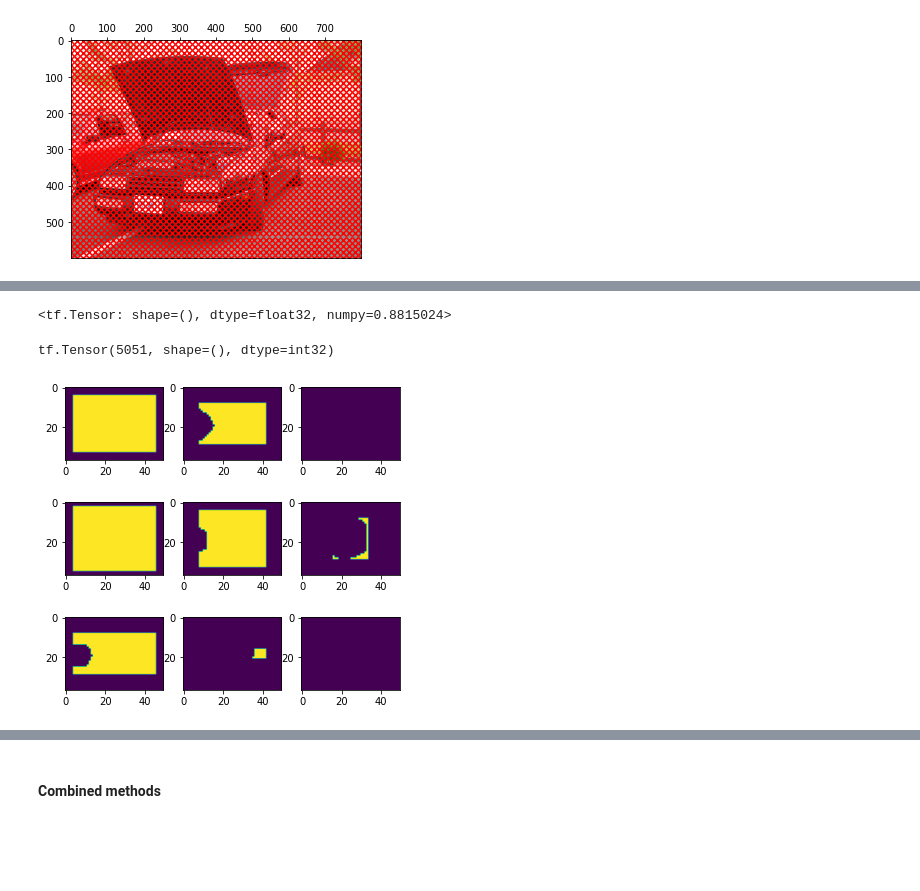
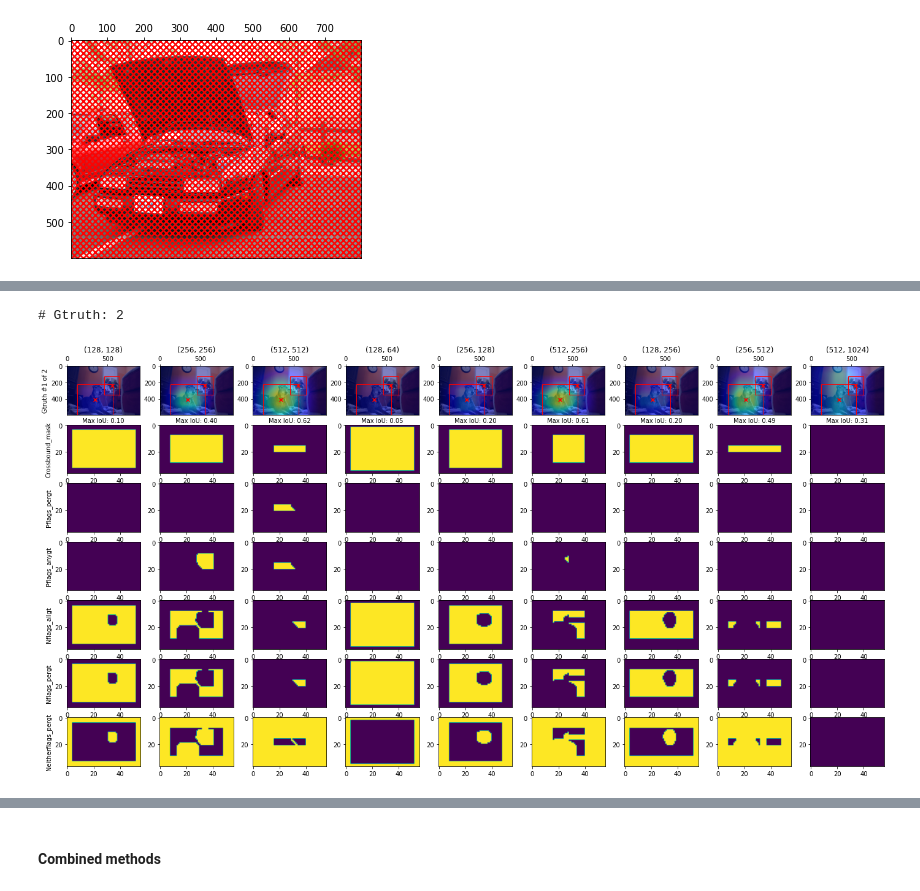
Before and after one commit to stanfidb/models, a Jupyter notebook: FasterRCNN.ipynb, the cells around one changed output, grey strips where cells are left out. Saved outputs shown, nothing was run; the diff lists cells and outputs as text; code cells hidden in the pictures; blank space fills up the shorter version.

Commit message:
Created anchor debugging func. Found bug.

```diff
--- a/FasterRCNN.ipynb
+++ b/FasterRCNN.ipynb
@@ -672,12 +645,42 @@ for i,ax in enumerate(axs):
-# %%
-tf.reduce_max(IoUs)
-# %% [output]
-<tf.Tensor: shape=(), dtype=float32, numpy=0.8815024>
-# %%
-fig, axs = plt.subplots(3,3,figsize=(6,6)); axs = axs.flatten()
-print(tf.reduce_sum(tf.cast(nflags_all[:, :, :], tf.int32)))
-for i,ax in enumerate(axs):
-    ax.imshow(nflags_all[:, :, i])
-# %% [output]
-tf.Tensor(5051, shape=(), dtype=int32)
-[figure, removed]
+# %%
+def anchor_flag_debugging(sample, gtruth_n):
+    image = sample['image']
+    bboxes = sample['bboxes']
+    labels = sample['labels']
+
+    gtruth_cnt = bboxes.shape[0]
+    print(f"# Gtruth: {gtruth_cnt}")
+
+    features = pretrained(image[tf.newaxis, ...])
+
+    img_H, img_W, _ = image.shape
+    _, feat_H, feat_W, _ = features.shape
+    rcnn_anchors, anchor_W_H = create_rcnn_anchors(img_H, img_W, feat_H, feat_W,
+                                                   scales=[128., 256., 512.], aspects=[1., .5, 2.])
+
+    voc_anchors = rcnn_to_voc_bbox(rcnn_anchors)
+    mask = generate_crossbound_mask(voc_anchors)
+
+    voc_gtruth = rcnn_to_voc_bbox(bboxes)
+    (IoUs,
+     pflags_per,
+     pflags_any,
+     nflags_all,
+     nflags_per,
+     neitherflags_per) = generate_voc_anchor_labels(voc_anchors, voc_gtruth, crossbound_mask=mask)
+
+    fig, axs = plt.subplots(7,9,figsize=(24,12)); axs = axs.flatten()
+    axs[0].set_ylabel(f"Gtruth #{gtruth_n+1} of {gtruth_cnt}")
+    for i in range(9):
+        plot_rcnn_bboxes(image, bboxes, None, ax=axs[i], plot_centers=True,
+                         IoUs = IoUs[:, :, i, gtruth_n:gtruth_n+1])
+        axs[i].set_title(f"({tf.cast(anchor_W_H[i, 0] * img_W, tf.int32)}, {tf.cast(anchor_W_H[i, 1] * img_H, tf.int32)})")
+        axs[i].set_xlabel(f"Max IoU: {tf.reduce_max(IoUs[:, :, i, gtruth_n:gtruth_n+1]).numpy():.2f}")
+
+    ylabels = ["Crossbound_mask", "Pflags_pergt", "Pflags_anygt", "Nflags_allgt", "Nflags_pergt", "Neitherflags_pergt"]
+    ims = [mask, pflags_per[..., gtruth_n], pflags_any, nflags_all, nflags_per[..., gtruth_n], neitherflags_per[..., gtruth_n]]
+
+    for j,(im,ylabel) in enumerate(zip(ims,ylabels)):
+        axs[(j+1)*9].set_ylabel(ylabel)
+        for i in range(9):
+            axs[i+(j+1)*9].imshow(im[..., i])
@@ -683,0 +691,5 @@ tf.Tensor(5051, shape=(), dtype=int32)
+# %%
+anchor_flag_debugging(next(iter(test_ds.take(1))), 0)
+# %% [output]
+# Gtruth: 2
+[figure, added]
```
Also changed, not shown: parts of 9 cells of this notebook.
